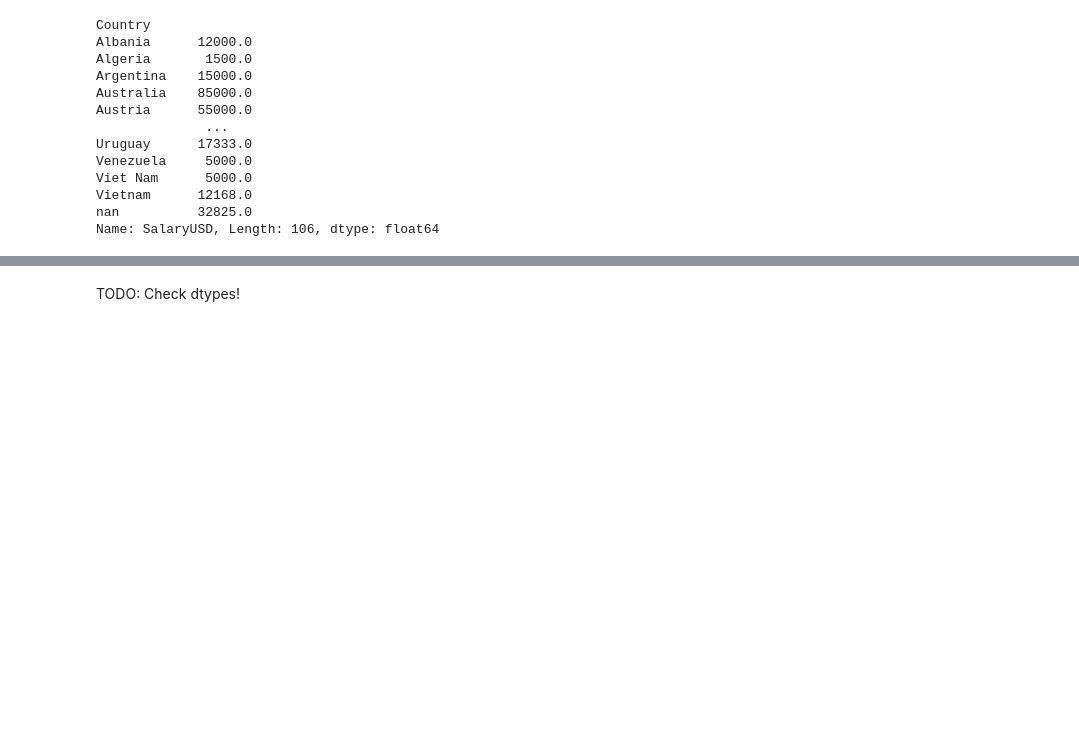
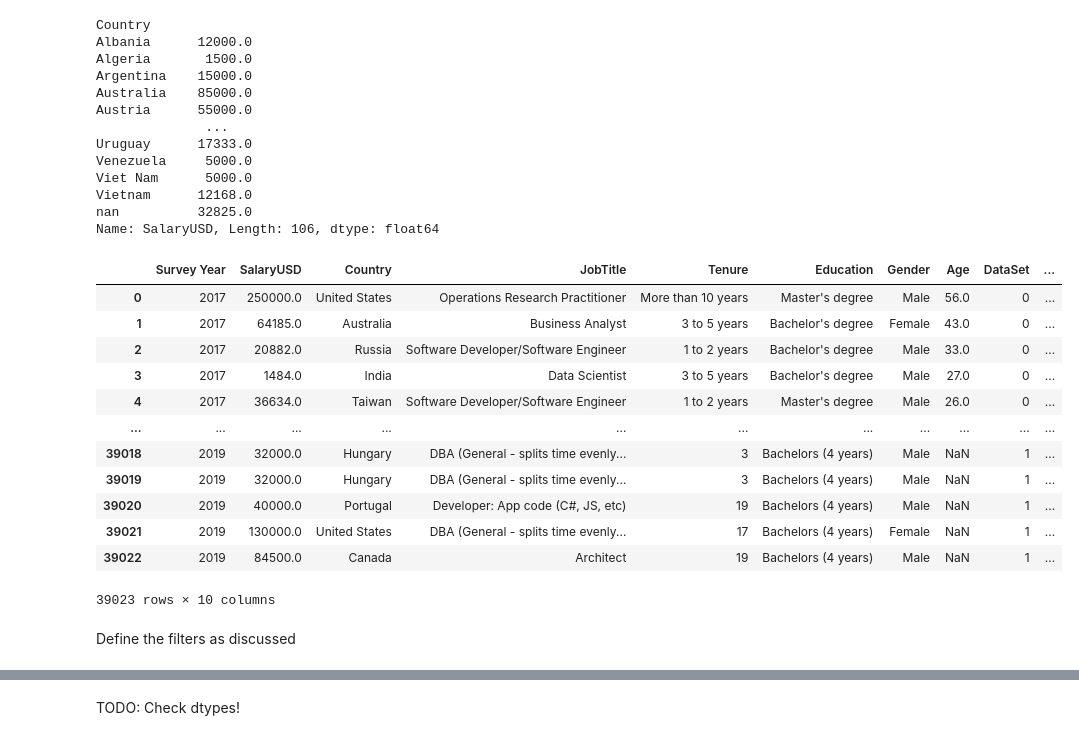
Before and after one commit to hendrikbaacke/Data-Madness, a Jupyter notebook: Income_and_Living_Prices__Data_Madness.ipynb, the cells around one changed output, grey strips where cells are left out. Drawn from its saved outputs; the diff is of its cells as text; code cells hidden in the pictures; blank space fills up the shorter version.

Commit message:
salary now filtered

```diff
--- a/Income_and_Living_Prices__Data_Madness.ipynb
+++ b/Income_and_Living_Prices__Data_Madness.ipynb
@@ -575,3 +585,23 @@ Viet Nam      5000.0
 Vietnam      12168.0
 nan          32825.0
 Name: SalaryUSD, Length: 106, dtype: float64
+# %%
+df_income['countryMedianSalary'] = df_income.apply(lambda row: median_salary_by_country.loc[row.Country], axis=1)
+# %%
+df_income
+# %% [output]
+|  | Survey Year | SalaryUSD | Country | JobTitle | Tenure | Education | Gender | Age | DataSet | ... |
+| 0 | 2017 | 250000.0 | United States | Operations Research Practitioner | More than 10 years | Master's degree | Male | 56.0 | 0 | ... |
+| 1 | 2017 | 64185.0 | Australia | Business Analyst | 3 to 5 years | Bachelor's degree | Female | 43.0 | 0 | ... |
+| 2 | 2017 | 20882.0 | Russia | Software Developer/Software Engineer | 1 to 2 years | Bachelor's degree | Male | 33.0 | 0 | ... |
+| 3 | 2017 | 1484.0 | India | Data Scientist | 3 to 5 years | Bachelor's degree | Male | 27.0 | 0 | ... |
+| 4 | 2017 | 36634.0 | Taiwan | Software Developer/Software Engineer | 1 to 2 years | Master's degree | Male | 26.0 | 0 | ... |
+| ... | ... | ... | ... | ... | ... | ... | ... | ... | ... | ... |
+| 39018 | 2019 | 32000.0 | Hungary | DBA (General - splits time evenly... | 3 | Bachelors (4 years) | Male | NaN | 1 | ... |
+| 39019 | 2019 | 32000.0 | Hungary | DBA (General - splits time evenly... | 3 | Bachelors (4 years) | Male | NaN | 1 | ... |
+| 39020 | 2019 | 40000.0 | Portugal | Developer: App code (C#, JS, etc) | 19 | Bachelors (4 years) | Male | NaN | 1 | ... |
+| 39021 | 2019 | 130000.0 | United States | DBA (General - splits time evenly... | 17 | Bachelors (4 years) | Female | NaN | 1 | ... |
+| 39022 | 2019 | 84500.0 | Canada | Architect | 19 | Bachelors (4 years) | Male | NaN | 1 | ... |
+39023 rows × 10 columns
+# %% [markdown]
+Define the filters as discussed
```
Also changed, not shown: parts of 8 cells of this notebook.
